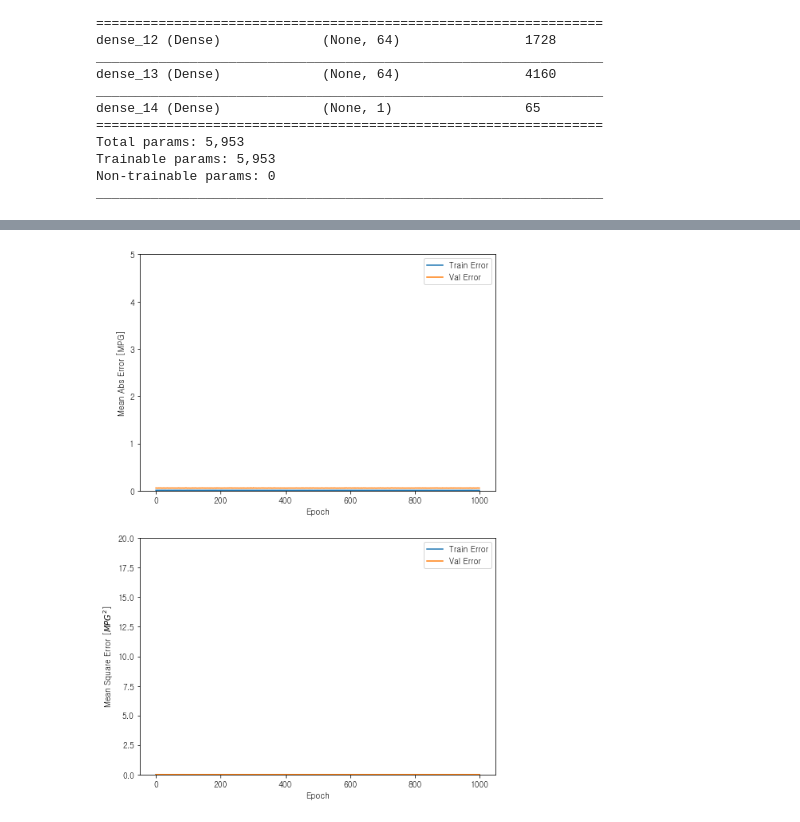
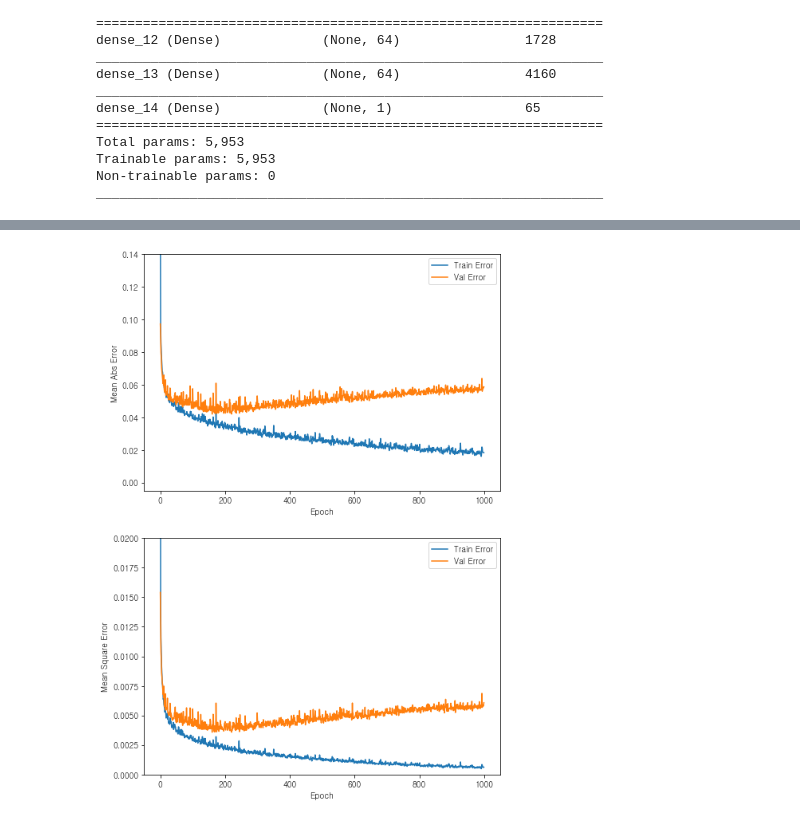
Before and after one commit to iDolphin99/proj-argricultural-price-predict, a Jupyter notebook: Dolphin/model_RNN_test.ipynb, the cells around one changed output, grey strips where cells are left out. Cells and saved outputs as stored; diff of their text form; code cells hidden in the pictures.

```diff
--- a/Dolphin/model_RNN_test.ipynb
+++ b/Dolphin/model_RNN_test.ipynb
@@ -101,13 +138,7 @@ def build_model(train_dataset):
 # %%
 input_data = pre_processing(nf_garlic)
 
-X_column = ['평균강수량', '최대강수량', '평균기온', '최고기온', '최저기온', '평균습도', '최저습도', '평균풍속',
-       '최대풍속', '마늘거래량', '마늘생산량', '마늘저장이월량', '마늘수입량', '마늘수입금액',
-       '마늘재배면적', '고급휘발유', '보통휘발유', '자동차용경유', '소비자물가지수', '농축수산물', '공업제품', '집세',
-       '공공서비스', '개인서비스', '근원물가', '생활물가']
-y_column = '마늘가격'
-
-train_X, test_X, train_y, test_y = get_data_split(input_data, X_column, y_column)
+train_X, test_X, train_y, test_y = get_data_split(input_data, X_column_garlic, y_column_garlic)
 # %%
 sns.pairplot(train_X[["마늘거래량", "평균강수량", "평균기온", "최대강수량"]], diag_kind="kde")
 # %% [output]
@@ -133,19 +164,17 @@ Trainable params: 5,953
 Non-trainable params: 0
 _________________________________________________________________
 # %%
-#class PrintDot(keras.callbacks.Callback):
-#  def on_epoch_end(self, epoch, logs):
-#    if epoch % 100 == 0: print('')
-#    print('.', end='')
+class PrintDot(keras.callbacks.Callback):
+    def on_epoch_end(self, epoch, logs):
+        if epoch % 100 == 0: print('')
+        print('.', end='')
 
 EPOCHS = 1000
 
-'''
 history = model_rnn.fit(
   train_X, train_y,
   epochs=EPOCHS, validation_split = 0.2, verbose=0,
   callbacks=[PrintDot()])
-  '''
 
-model_rnn.fit(train_X, train_y, epochs=EPOCHS, validation_split=0.2, verbose = 1, batch_size = 1, )
+#model_rnn.fit(train_X, train_y, epochs=EPOCHS, validation_split=0.2, verbose = 1, batch_size = 1, )
 # %% [output]
@@ -181,34 +202,34 @@ hist.tail()
 # %%
 def plot_history(history):
-  hist = pd.DataFrame(history.history)
-  hist['epoch'] = history.epoch
+    hist = pd.DataFrame(history.history)
+    hist['epoch'] = history.epoch
 
-  plt.figure(figsize=(8,12))
+    plt.figure(figsize=(8,12))
 
-  plt.subplot(2,1,1)
-  plt.xlabel('Epoch')
-  plt.ylabel('Mean Abs Error [MPG]')
-  plt.plot(hist['epoch'], hist['mae'],
+    plt.subplot(2,1,1)
+    plt.xlabel('Epoch')
+    plt.ylabel('Mean Abs Error')
+    plt.plot(hist['epoch'], hist['mae'],
            label='Train Error')
-  plt.plot(hist['epoch'], hist['val_mae'],
+    plt.plot(hist['epoch'], hist['val_mae'],
            label = 'Val Error')
-  plt.ylim([0,5])
-  plt.legend()
+    plt.ylim([-0.005,0.14])
+    plt.legend()
 
-  plt.subplot(2,1,2)
-  plt.xlabel('Epoch')
-  plt.ylabel('Mean Square Error [$MPG^2$]')
-  plt.plot(hist['epoch'], hist['mse'],
+    plt.subplot(2,1,2)
+    plt.xlabel('Epoch')
+    plt.ylabel('Mean Square Error')
+    plt.plot(hist['epoch'], hist['mse'],
            label='Train Error')
-  plt.plot(hist['epoch'], hist['val_mse'],
+    plt.plot(hist['epoch'], hist['val_mse'],
            label = 'Val Error')
-  plt.ylim([0,20])
-  plt.legend()
-  plt.show()
+    plt.ylim([0,0.02])
+    plt.legend()
+    plt.show()
 
 plot_history(history)
 # %% [output]
-[figure, old version]
+[figure, new version]
 # %%
 # test set data를 통해 모델이 실전에 투입되었을 때 모델의 성능을 예측
 loss, mae, mse = model_rnn.evaluate(test_X, test_y, verbose=2)
```
Also changed, not shown: parts of 12 cells of this notebook.
